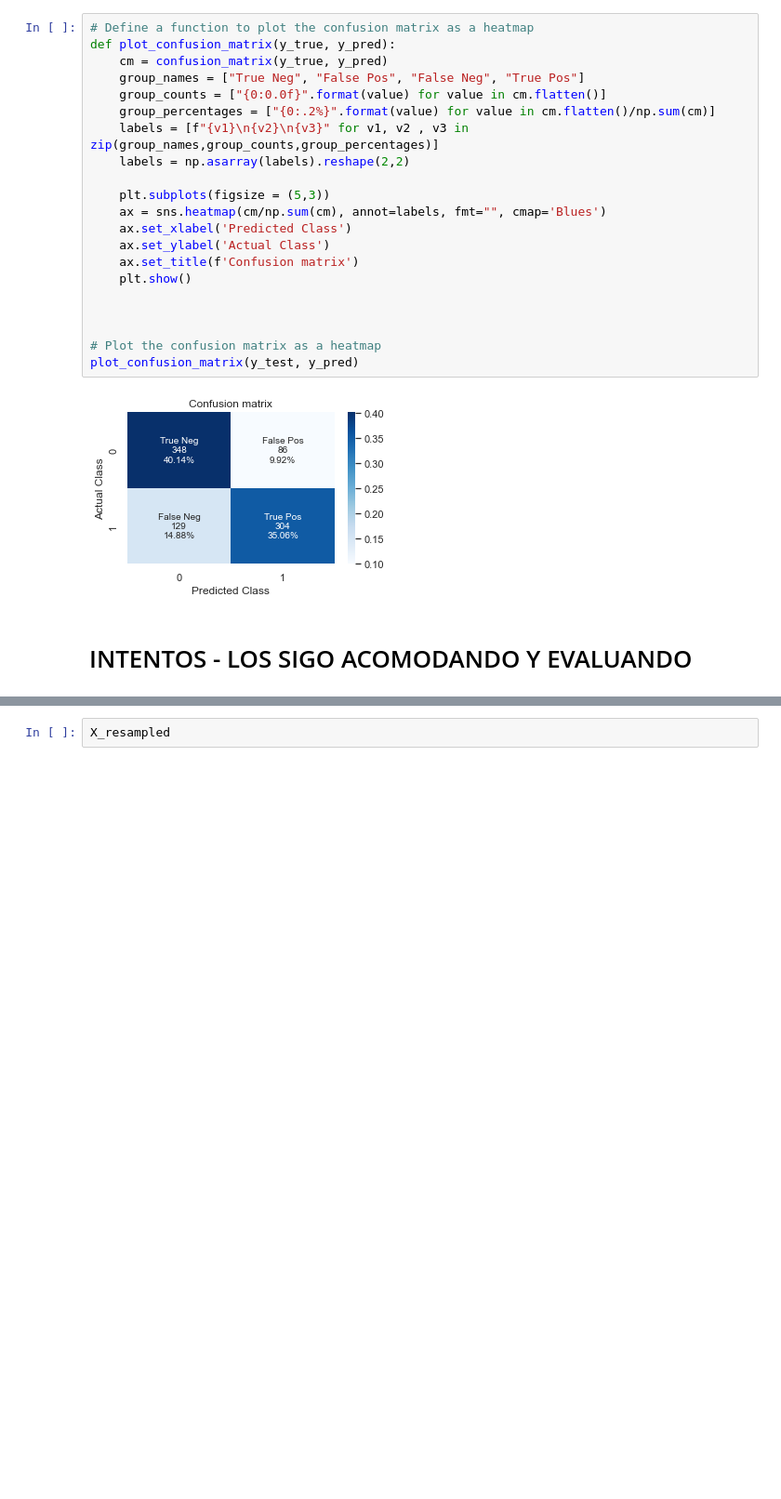
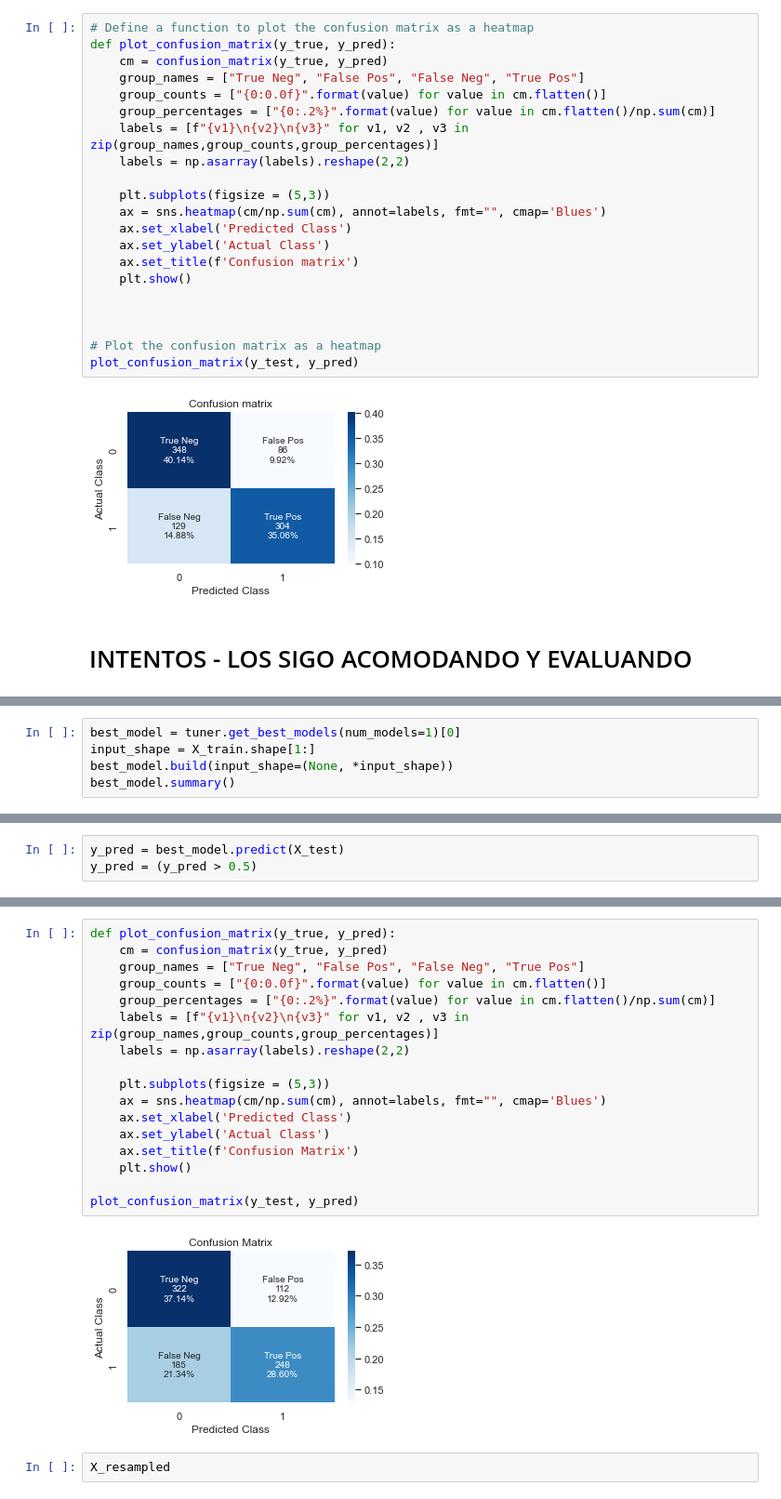
Before and after one commit to carolinahdzm/TCA_clasificacion_Equipo3, a Jupyter notebook: RESERVACIONES_ANALISIS.ipynb, the cells around one changed output, grey strips where cells are left out. Shown: that part at 93% size. Cells and saved outputs as stored; diff of their text form; blank space fills up the shorter version.

```diff
--- a/RESERVACIONES_ANALISIS.ipynb
+++ b/RESERVACIONES_ANALISIS.ipynb
@@ -506,0 +546,5 @@ ModuleNotFoundError: No module named 'kerastuner'
+# %%
+best_model = tuner.get_best_models(num_models=1)[0]
+input_shape = X_train.shape[1:]
+best_model.build(input_shape=(None, *input_shape))
+best_model.summary()
@@ -506,0 +573,3 @@ ModuleNotFoundError: No module named 'kerastuner'
+# %%
+y_pred = best_model.predict(X_test)
+y_pred = (y_pred > 0.5)
@@ -507,3 +596,22 @@ ModuleNotFoundError: No module named 'kerastuner'
+# %%
+def plot_confusion_matrix(y_true, y_pred):
+    cm = confusion_matrix(y_true, y_pred)
+    group_names = ["True Neg", "False Pos", "False Neg", "True Pos"]
+    group_counts = ["{0:0.0f}".format(value) for value in cm.flatten()]
+    group_percentages = ["{0:.2%}".format(value) for value in cm.flatten()/np.sum(cm)]
+    labels = [f"{v1}\n{v2}\n{v3}" for v1, v2 , v3 in zip(group_names,group_counts,group_percentages)]
+    labels = np.asarray(labels).reshape(2,2)
+
+    plt.subplots(figsize = (5,3))
+    ax = sns.heatmap(cm/np.sum(cm), annot=labels, fmt="", cmap='Blues')
+    ax.set_xlabel('Predicted Class')
+    ax.set_ylabel('Actual Class')
+    ax.set_title(f'Confusion Matrix')
+    plt.show()
+
+plot_confusion_matrix(y_test, y_pred)
+# %% [output]
+[figure, added]
 # %%
 X_resampled
 # %% [output]
```
Also changed, not shown: parts of 8 cells of this notebook.
